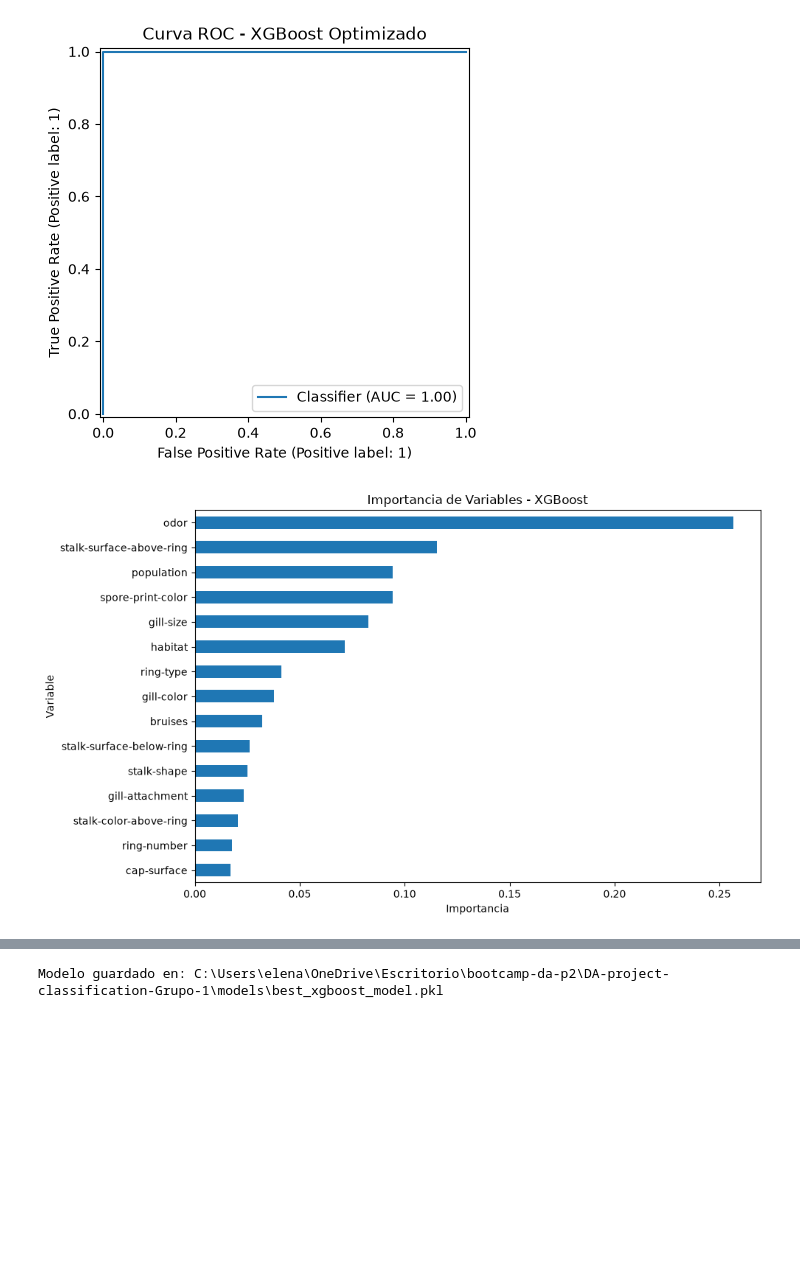
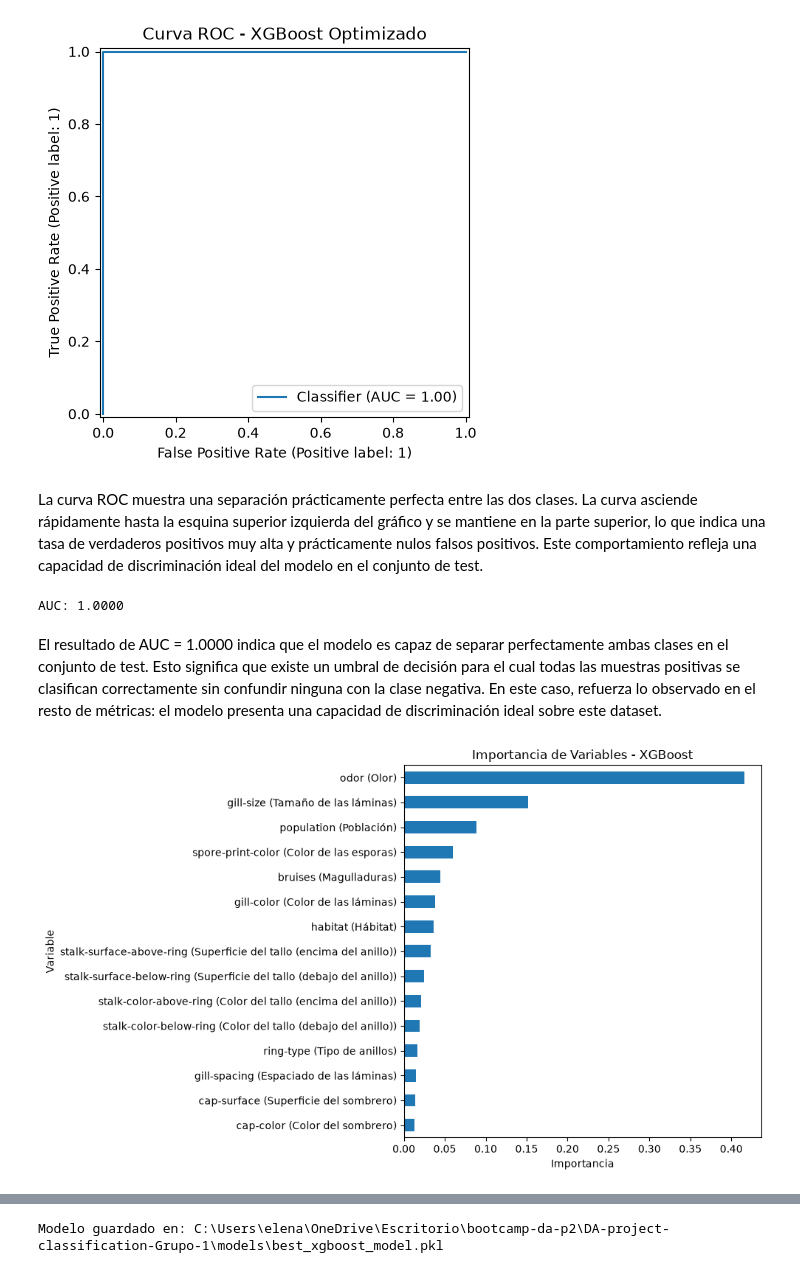
Before and after one commit to Bootcamp-DA-P2/DA-project-classification-Grupo-1, a Jupyter notebook: notebooks/02_modelo_clasificacion.ipynb, the cells around one changed output, grey strips where cells are left out. Cells and saved outputs as stored; diff of their text form; code cells hidden in the pictures; blank space fills up the shorter version.

Commit message:
docs(model): update classification notebook with pipeline structure and conventions

```diff
--- a/notebooks/02_modelo_clasificacion.ipynb
+++ b/notebooks/02_modelo_clasificacion.ipynb
@@ -257,51 +295,94 @@ plt.show()
 # %% [output]
 <Figure size 700x600 with 0 Axes>
 [figure]
+# %% [markdown]
+La curva ROC muestra una separación prácticamente perfecta entre las dos clases. La curva asciende rápidamente hasta la esquina superior izquierda del gráfico y se mantiene en la parte superior, lo que indica una tasa de verdaderos positivos muy alta y prácticamente nulos falsos positivos. Este comportamiento refleja una capacidad de discriminación ideal del modelo en el conjunto de test.
+# %%
+# Cálculo del AUC (Area Under the Curve) a partir de las probabilidades predichas.
+# Esta métrica resume la capacidad del modelo para distinguir entre clases en todos los posibles umbrales.
+# Un valor cercano a 1 indica una separación prácticamente perfecta entre clases.
+auc = roc_auc_score(y_test_enc, y_proba[:, 1])
+print(f"AUC: {auc:.4f}")
+# %% [output]
+AUC: 1.0000
+# %% [markdown]
+El resultado de AUC = 1.0000 indica que el modelo es capaz de separar perfectamente ambas clases en el conjunto de test. Esto significa que existe un umbral de decisión para el cual todas las muestras positivas se clasifican correctamente sin confundir ninguna con la clase negativa. En este caso, refuerza lo observado en el resto de métricas: el modelo presenta una capacidad de discriminación ideal sobre este dataset.
 # %%
-# 1. Modelo entrenado dentro del pipeline
+# Feature importance del modelo XGBoost para identificar qué variables tienen mayor impacto en la predicción
+
+variable_translation = {
+    "cap-shape": "Forma del sombrero",
+    "cap-surface": "Superficie del sombrero",
+    "cap-color": "Color del sombrero",
+    "bruises": "Magulladuras",
+    "odor": "Olor",
+    "gill-attachment": "Unión de las láminas",
+    "gill-spacing": "Espaciado de las láminas",
+    "gill-size": "Tamaño de las láminas",
+    "gill-color": "Color de las láminas",
+    "stalk-shape": "Forma del tallo",
+    "stalk-root": "Raíz del tallo",
+    "stalk-surface-above-ring": "Superficie del tallo (encima del anillo)",
+    "stalk-surface-below-ring": "Superficie del tallo (debajo del anillo)",
+    "stalk-color-above-ring": "Color del tallo (encima del anillo)",
+    "stalk-color-below-ring": "Color del tallo (debajo del anillo)",
+    "veil-type": "Tipo de velo",
+    "veil-color": "Color del velo",
+    "ring-number": "Número de anillos",
+    "ring-type": "Tipo de anillos",
+    "spore-print-color": "Color de las esporas",
+    "population": "Población",
+    "habitat": "Hábitat"
+}
+
+# Se extrae el modelo entrenado desde el pipeline
 model = best_model.named_steps["model"]
 
-# 2. Nombres reales tras OneHotEncoder
+# Se obtienen los nombres de las variables tras la transformación One-Hot Encoding
 feature_names = best_model.named_steps["prep"].get_feature_names_out()
 
-# 3. Importancias del modelo
+# Se extraen las importancias de cada feature calculadas por XGBoost
 importances = model.feature_importances_
 
-# 4. DataFrame
+# Se crea un DataFrame para relacionar cada feature con su importancia
 fi_df = pd.DataFrame({
     "feature": feature_names,
     "importance": importances
 })
 
-# 5. Extraer variable original correctamente
+# Se recupera el nombre de la variable original (antes del OneHotEncoding)
 fi_df["variable"] = (
     fi_df["feature"]
-    .str.split("__").str[1]      # parte después de cat__
-    .str.split("_").str[0]       # nombre real de variable
+    .str.split("__").str[1]
+    .str.split("_").str[0]
 )
 
-# 6. Agrupar importancias
+# Se agrupan importancias por variable original
 fi_grouped = (
     fi_df.groupby("variable")["importance"]
     .sum()
     .sort_values(ascending=False)
 )
 
-# 7. Gráfico
+fi_grouped.index = fi_grouped.index.map(
+    lambda x: f"{x} ({variable_translation.get(x, x)})"
+)
+
+# Visualización de las variables más importantes
 plt.figure(figsize=(10, 6))
 
 fi_grouped.head(15).plot(kind="barh")
 plt.gca().invert_yaxis()
 
 plt.title("Importancia de Variables - XGBoost")
 plt.xlabel("Importancia")
 plt.ylabel("Variable")
 
 plt.tight_layout()
 plt.show()
 
-# 8. Output tabla
+# Tabla con las variables más influyentes
 fi_grouped.head(15)
 # %% [output]
-[figure, old version]
+[figure, new version]
 variable
```
Also changed, not shown: parts of 29 cells of this notebook.
